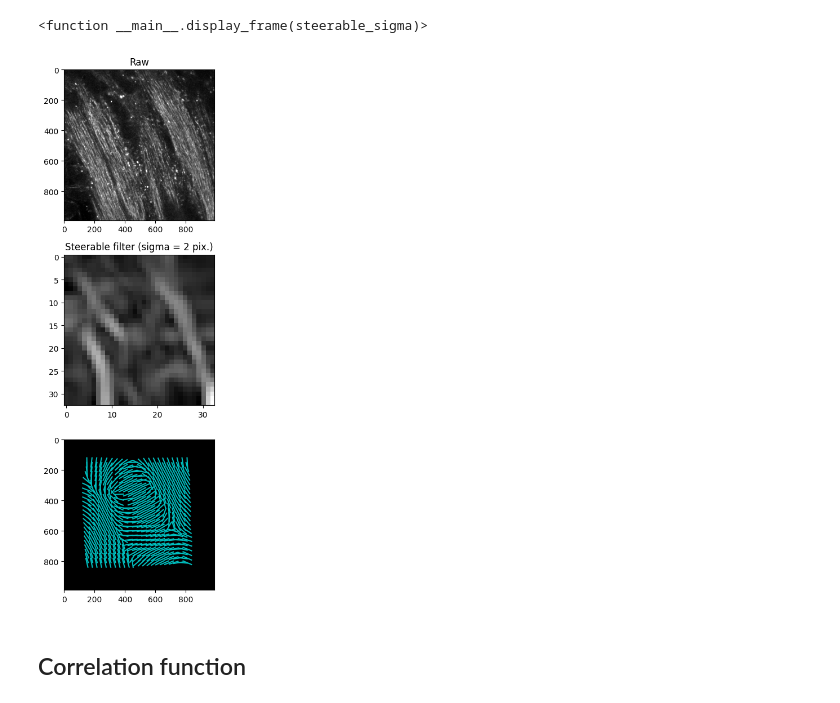
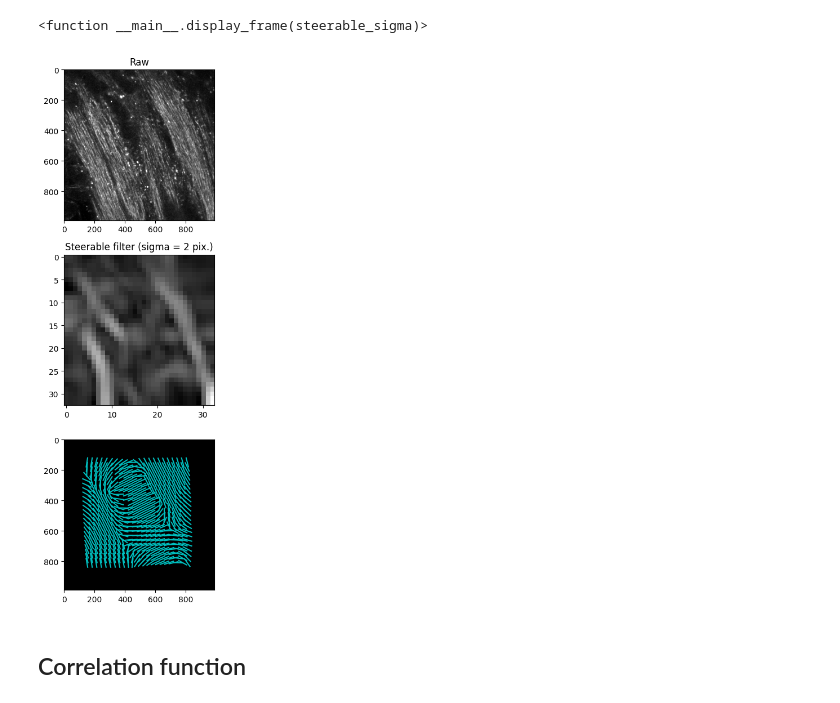
Before and after one commit to Roland0206/Capstone, a Jupyter notebook: test.ipynb, the cells around one changed output. Saved outputs shown, nothing was run; the diff lists cells and outputs as text; code cells hidden in the pictures.

```diff
--- a/test.ipynb
+++ b/test.ipynb
@@ -434,18 +434,12 @@ for i in range(rot.shape[2]):
     rot[:, :, i] = temp
 np.savetxt("comparison/rot_after.csv", rot[:,:,0], delimiter=",", fmt='%f')
 
-# Pad the array
-rot_padded = np.pad(rot, ((Pad_Angle-1, Pad_Angle-1), (Pad_Angle-1, Pad_Angle-1), (0, 0)), mode='constant', constant_values=np.nan)
-
 # Make AngleMap
 AngleMap = np.zeros((nGridY, nGridX))
 for i in range(nGridY):
     for j in range(nGridX):
         if Raw_ROIsMask[i, j] == 1:
-            # Adjust indices for the padded array
-            i_padded = i + Pad_Angle - 1
-            j_padded = j + Pad_Angle - 1
-            Crop = rot_padded[i_padded-(Pad_Angle-1):i_padded+(Pad_Angle-1), j_padded-(Pad_Angle-1):j_padded+(Pad_Angle-1), :]
+            Crop = rot[i-(Pad_Angle-1):i+Pad_Angle, j-(Pad_Angle-1):j+Pad_Angle, :]
             idxMax = np.full(Crop.shape[2], np.nan)
             for k in range(Crop.shape[2]):
                 temp = Crop[:, :, k]
@@ -458,34 +452,34 @@ np.savetxt("comparison/AngleMap.csv", AngleMap, delimiter=",", fmt='%f')
 # Display
 plt.figure(figsize=(10, 10))
 plt.subplot(3, 1, 1)
 plt.imshow(raw, cmap='gray', vmin=qLow, vmax=qHigh)
 plt.title('Raw')
 
 plt.subplot(3, 1, 2)
 plt.imshow(res, cmap='gray', vmin=np.min(res), vmax=np.max(res))
 plt.title(f'Steerable filter (sigma = {Steerable_Sigma} pix.)')
 
 Raw_new = np.ones((raw.shape[0], raw.shape[1]))
 plt.subplot(3, 1, 3)
 plt.imshow(Raw_new, cmap='gray', vmin=qLow, vmax=qHigh)
 for i in range(nGridY):
     for j in range(nGridX):
         if Raw_ROIsMask[i, j] == 1:
             Angle = AngleMap[i, j]
             k = 0
             xi = ROI_Size*j + ROI_Size * np.array([-1, 1]) * np.cos((90-Angle)*-1*np.pi/180) + k*np.cos(Angle*np.pi/180)
             yi = ROI_Size*i + ROI_Size * np.array([-1, 1]) * np.sin((90-Angle)*-1*np.pi/180) + k*np.sin(Angle*np.pi/180)
             plt.plot(xi, yi, 'c')
 plt.tight_layout()
 plt.show()
 
 
 
 # Save all parameters needed for next script
 #Parameters = np.array([GBlur_Sigma, Mask_Thresh, ROI_Size, ROI_Thresh, Tophat_Sigma, Steerable_Sigma])
 #Parameters = pd.DataFrame(Parameters, index=['GBlur_Sigma', 'Mask_Thresh', 'ROI_Size', 'ROI_Thresh', 'Tophat_Sigma', 'Steerable_Sigma'])
 # %% [output]
-[figure, old version]
+[figure, new version]
 # %% [markdown]
 ## Correlation function
 # %%
```
Also changed, not shown: parts of 1 cell of this notebook, 1 other file.
